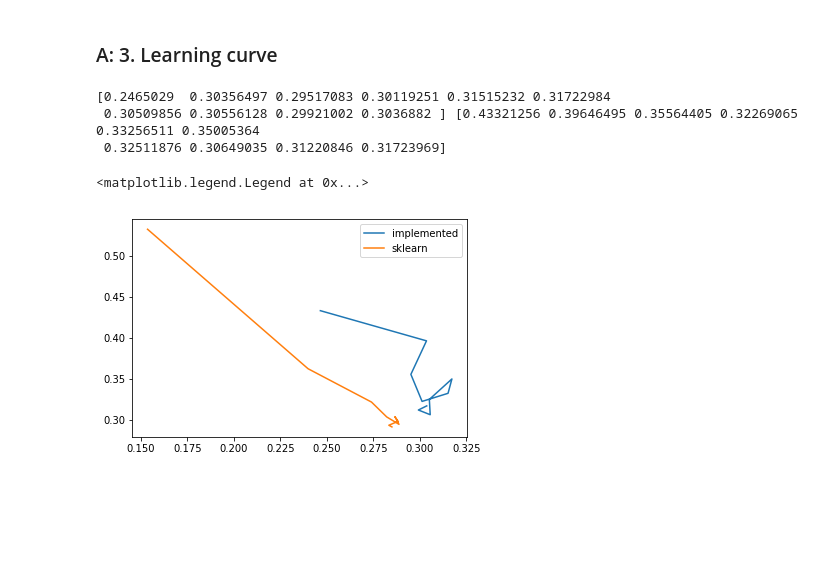
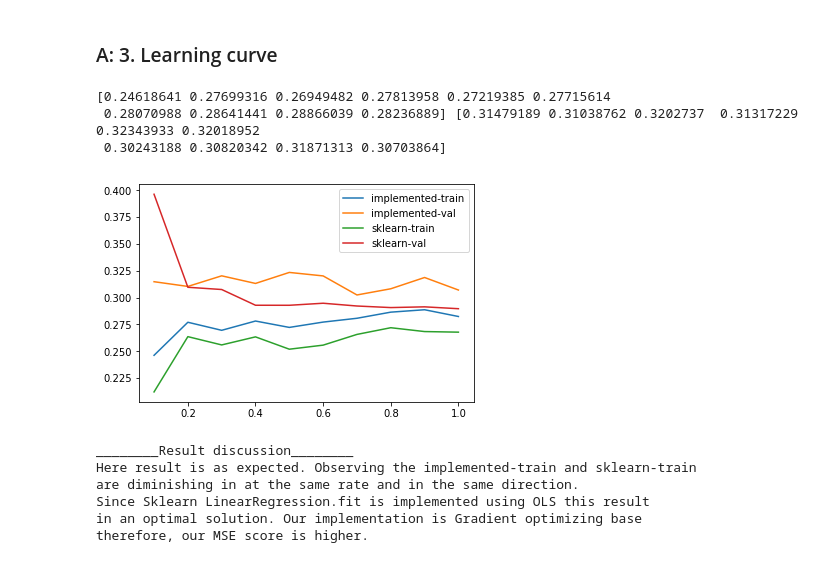
Before and after one commit to onsaint/Machine-Learning-Adventures, a Jupyter notebook: Linear Regression/draft02-clean-up.ipynb, the cells around one changed output. Drawn from its saved outputs; the diff is of its cells as text; code cells hidden in the pictures; blank space fills up the shorter version.

```diff
--- a/Linear Regression/draft02-clean-up.ipynb
+++ b/Linear Regression/draft02-clean-up.ipynb
@@ -386,19 +393,38 @@ def learning_curve(model, X, Y, cv, train_size=np.linspace(0.1, 1.0, 10), learni
 # %%
 #Sanity check
 X_train_ = np.random.rand(1000,10)
 y_train_ = np.random.rand(1000)
-a, b =learning_curve(Linear_Regression(), X_train_, y_train_, 5, learning_rate=0.01, epochs=1000, tol=None, regularizer=None, lambd=0.0)
+a, b =learning_curve(Linear_Regression(), X_train_, y_train_, 5,
+                     learning_rate=0.01, epochs=1000, tol=None, regularizer=None, lambd=0.0)
 print(a, b)
 
-plt.plot(a,b, label='implemented')
+plt.plot(np.linspace(0.1, 1.0, 10),a, label='implemented-train')
+plt.plot(np.linspace(0.1, 1.0, 10),b, label='implemented-val')
 
 from sklearn import linear_model
-a, b = learning_curve(linear_model.LinearRegression(), X_train_, y_train_, 5, learning_rate=0.01, epochs=1000, tol=None, regularizer=None, lambd=0.0)
-plt.plot(a,b, label='sklearn')
+a, b = learning_curve(linear_model.LinearRegression(), X_train_, y_train_, 5,
+                      learning_rate=0.01, epochs=1000, tol=None, regularizer=None, lambd=0.0)
+plt.plot(np.linspace(0.1, 1.0, 10),a, label='sklearn-train')
+plt.plot(np.linspace(0.1, 1.0, 10),b, label='sklearn-val')
 plt.legend()
+plt.show()
+
+print('''
+________Result discussion________
+Here result is as expected. Observing the implemented-train and sklearn-train
+are diminishing in at the same rate and in the same direction.
+Since Sklearn LinearRegression.fit is implemented using OLS this result
+in an optimal solution. Our implementation is Gradient optimizing base
+therefore, our MSE score is higher.
+''')
 # %% [output]
-[0.2465029  0.30356497 0.29517083 0.30119251 0.31515232 0.31722984
- 0.30509856 0.30556128 0.29921002 0.3036882 ] [0.43321256 0.39646495 0.35564405 0.32269065 0.33256511 0.35005364
- 0.32511876 0.30649035 0.31220846 0.31723969]
+[0.24618641 0.27699316 0.26949482 0.27813958 0.27219385 0.27715614
+ 0.28070988 0.28641441 0.28866039 0.28236889] [0.31479189 0.31038762 0.3202737  0.31317229 0.32343933 0.32018952
+ 0.30243188 0.30820342 0.31871313 0.30703864]
+[figure, new version]
-<matplotlib.legend.Legend at 0x...>
+________Result discussion________
+Here result is as expected. Observing the implemented-train and sklearn-train
+are diminishing in at the same rate and in the same direction.
+Since Sklearn LinearRegression.fit is implemented using OLS this result
+in an optimal solution. Our implementation is Gradient optimizing base
+therefore, our MSE score is higher.
-[figure, old version]
```
Also changed, not shown: parts of 5 cells of this notebook.
